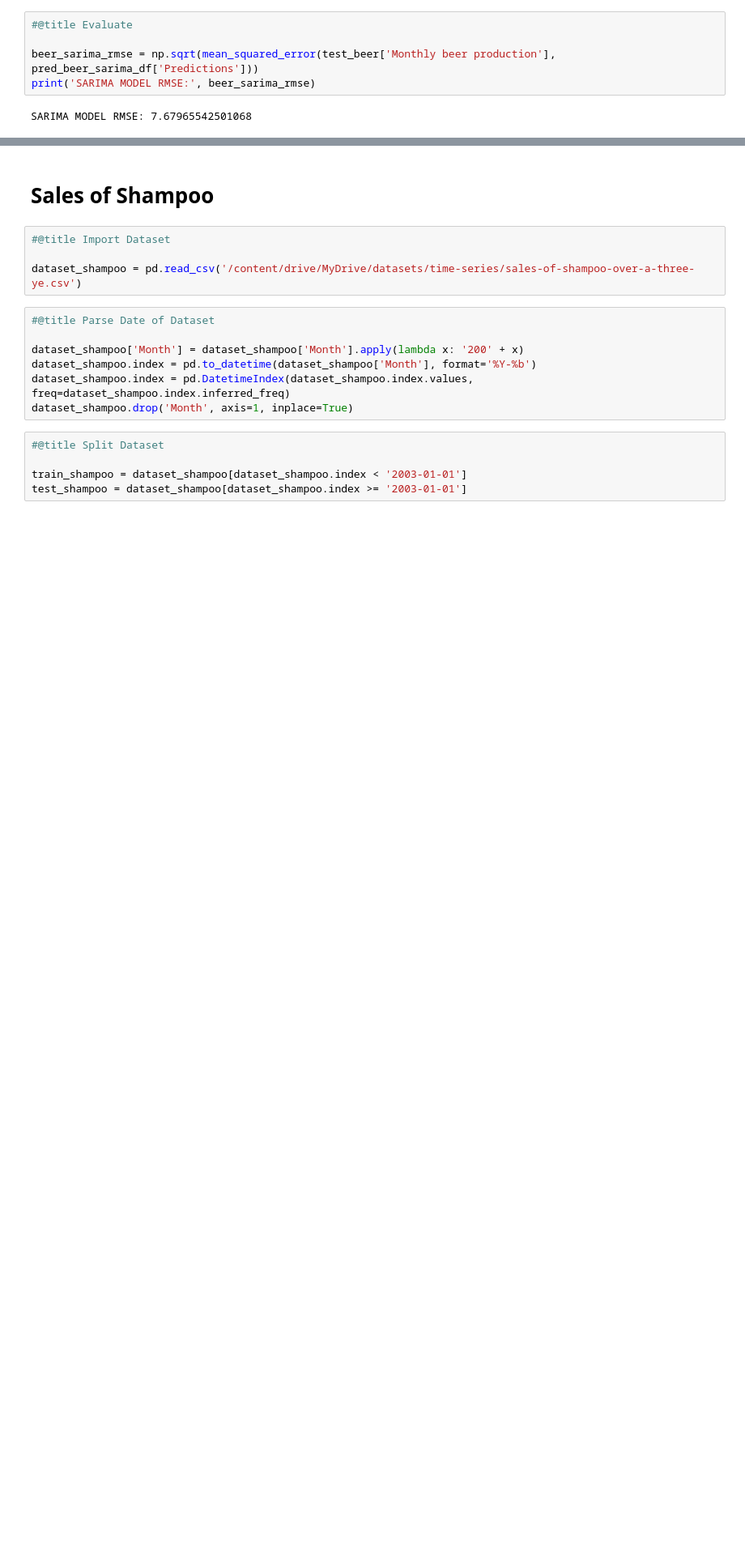
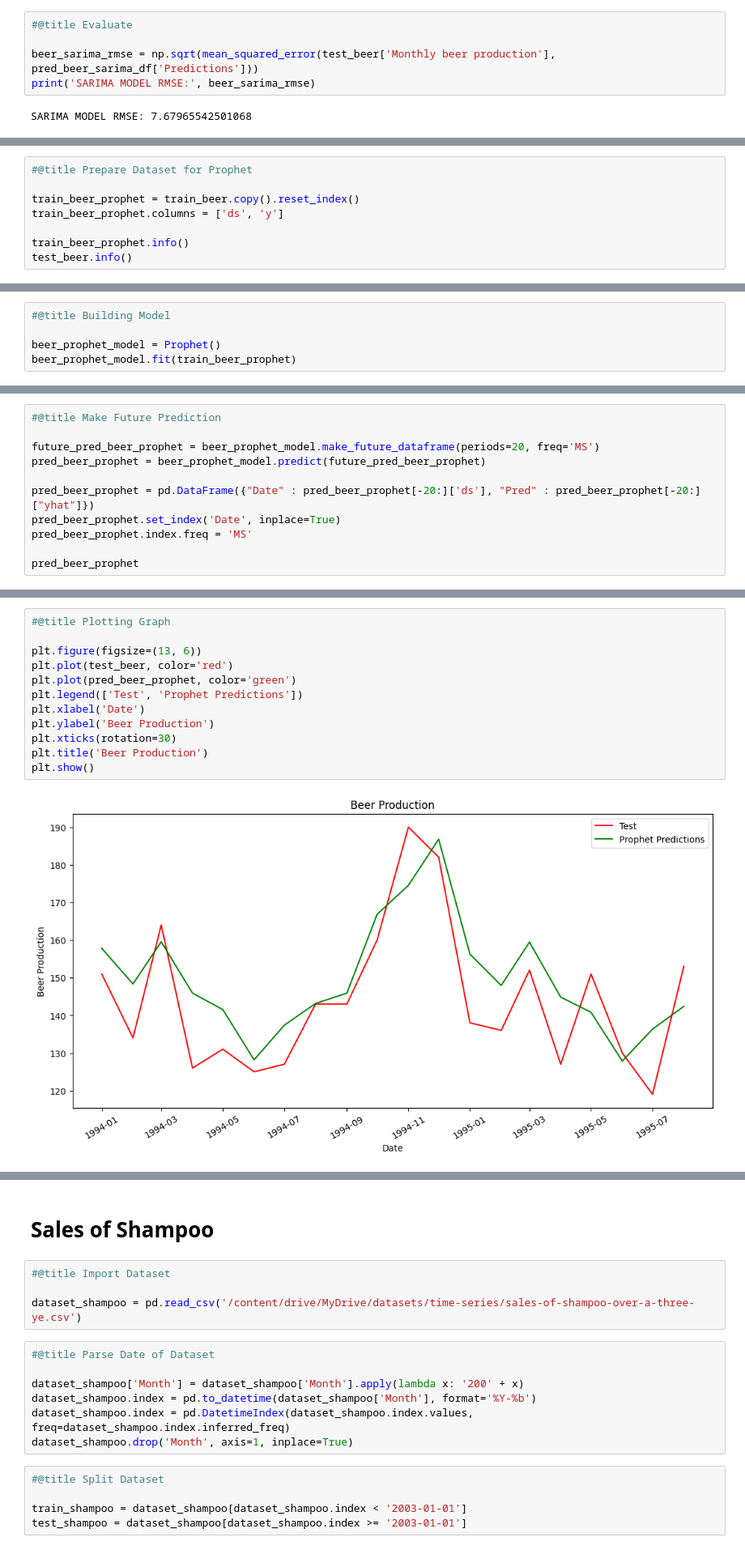
Before and after one commit to bluepsm/time-series-forecasting, a Jupyter notebook: time_series_forecasting.ipynb, the cells around one changed output, grey strips where cells are left out. Shown at 81% size. Cells and saved outputs as stored; diff of their text form; blank space fills up the shorter version.

```diff
--- a/time_series_forecasting.ipynb
+++ b/time_series_forecasting.ipynb
@@ -426,0 +521,8 @@ SARIMA MODEL RMSE: 7.67965542501068
+# %%
+#@title Prepare Dataset for Prophet
+
+train_beer_prophet = train_beer.copy().reset_index()
+train_beer_prophet.columns = ['ds', 'y']
+
+train_beer_prophet.info()
+test_beer.info()
@@ -426,0 +548,5 @@ SARIMA MODEL RMSE: 7.67965542501068
+# %%
+#@title Building Model
+
+beer_prophet_model = Prophet()
+beer_prophet_model.fit(train_beer_prophet)
@@ -426,0 +566,11 @@ SARIMA MODEL RMSE: 7.67965542501068
+# %%
+#@title Make Future Prediction
+
+future_pred_beer_prophet = beer_prophet_model.make_future_dataframe(periods=20, freq='MS')
+pred_beer_prophet = beer_prophet_model.predict(future_pred_beer_prophet)
+
+pred_beer_prophet = pd.DataFrame({"Date" : pred_beer_prophet[-20:]['ds'], "Pred" : pred_beer_prophet[-20:]["yhat"]})
+pred_beer_prophet.set_index('Date', inplace=True)
+pred_beer_prophet.index.freq = 'MS'
+
+pred_beer_prophet
@@ -426,0 +596,14 @@ SARIMA MODEL RMSE: 7.67965542501068
+# %%
+#@title Plotting Graph
+
+plt.figure(figsize=(13, 6))
+plt.plot(test_beer, color='red')
+plt.plot(pred_beer_prophet, color='green')
+plt.legend(['Test', 'Prophet Predictions'])
+plt.xlabel('Date')
+plt.ylabel('Beer Production')
+plt.xticks(rotation=30)
+plt.title('Beer Production')
+plt.show()
+# %% [output]
+[figure, added]
```
Also changed, not shown: parts of 18 cells of this notebook.
